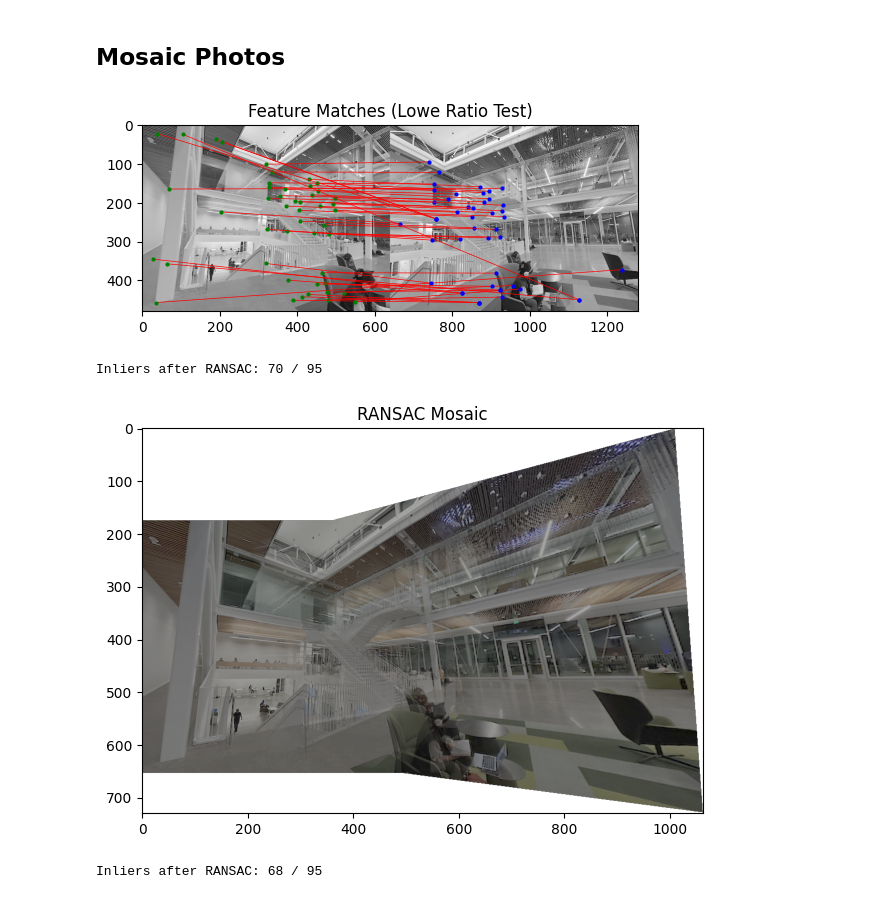
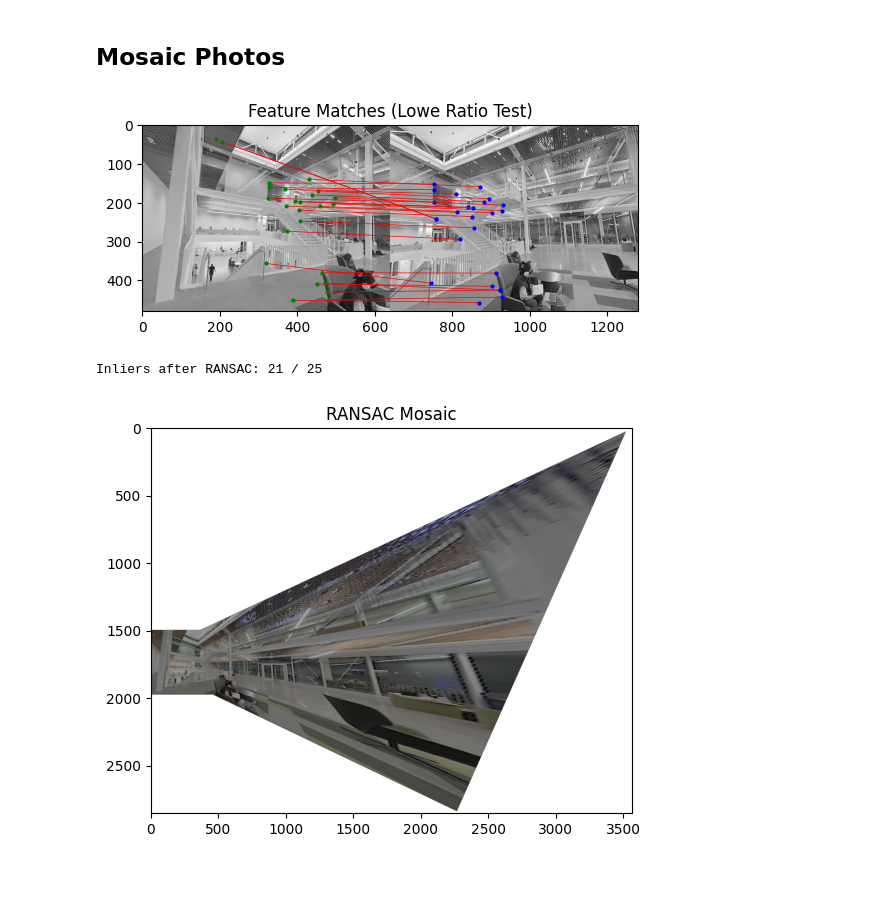
Before and after one commit to sz12433/sz12433.github.io, a Jupyter notebook: proj3/code/main.ipynb, the cells around one changed output. Drawn from its saved outputs; the diff is of its cells as text; code cells hidden in the pictures.

Commit message:
trying new images for b.4 mosaic

```diff
--- a/proj3/code/main.ipynb
+++ b/proj3/code/main.ipynb
@@ -1001,7 +1003,7 @@ anms_coords2 = anms(coords2, h2, N = 500)
 fd1, valid_coords1 = feature_descriptor(im1, anms_coords1)
 fd2, valid_coords2 = feature_descriptor(im2, anms_coords2)
 
-matches1, matches2 = match_features(fd1, fd2, valid_coords1, valid_coords2)
+matches1, matches2 = match_features(fd1, fd2, valid_coords1, valid_coords2, ratio_thresh = 0.6) # decreasing ratio here to make it stricter
 
 im_combined = np.hstack((im1, im2))
 plt.imshow(im_combined, cmap = 'gray')
@@ -1014,32 +1016,26 @@ for (y1, x1), (y2, x2) in zip(matches1.T, matches2.T):
     plt.plot(x2 + offset, y2, 'bo', markersize = 2) # blue for im2
 plt.show()
 # %% [output]
-[figure, old version]
+[figure, new version]
 # %%
-H_ransac, inliers = ransac(matches1[::-1].T, matches2[::-1].T, n_iter = 3000, threshold = 1.5)
+H_ransac, inliers = ransac(matches1[::-1].T, matches2[::-1].T, n_iter=10000, threshold=3)
 # pts1 = matches1, pts2 = matches2 because in ransac() we do computeH(pts2, pts1) to map im2 to im1
 
 print(f"Inliers after RANSAC: {len(inliers)} / {matches1.shape[1]}")
 
-# convert back to color so warpBilinearMosaic() can handle
 im1 = skio.imread("pics/floor1.png")
 im2 = skio.imread("pics/floor2.png")
 
 mosaic = create_mosaic_with_H(im1, im2, H_ransac)
 
 plt.figure(figsize=(10, 5))
 plt.imshow(mosaic)
 plt.title('RANSAC Mosaic')
-plt.savefig('output/floor_mosaic_ransac.png')
+# plt.savefig('output/floor_mosaic_ransac.png')
 plt.show()
 # %% [output]
-Inliers after RANSAC: 70 / 95
+Inliers after RANSAC: 21 / 25
-[figure, old version]
+[figure, new version]
-# %%
-H_ransac, inliers = ransac(matches2[::-1].T, matches1[::-1].T, n_iter=3000, threshold=1.5)
-print(f"Inliers after RANSAC: {len(inliers)} / {matches1.shape[1]}")
-# %% [output]
-Inliers after RANSAC: 68 / 95
 # %%
 # try for skywalk mosaic
 im1 = skio.imread("pics/skywalk1.png", as_gray = True)
```
Also changed, not shown: parts of 9 cells of this notebook, 7 other files.
